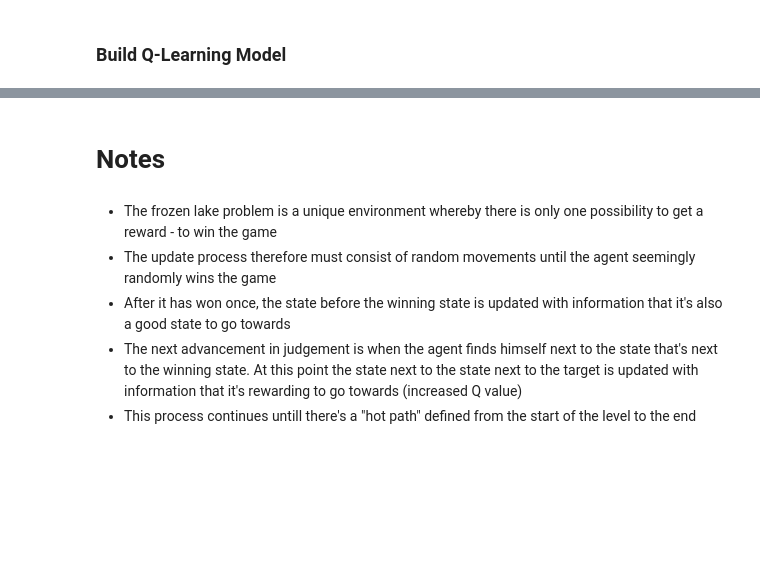
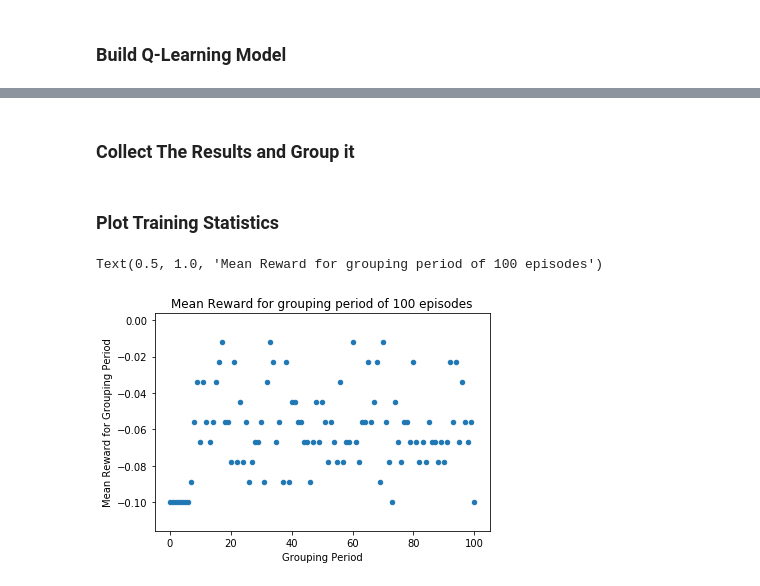
Before and after one commit to oliverfoster27/Practical-Machine-Learning, a Jupyter notebook: Week 9/Homework_Week_9.ipynb, the cells around one changed output, grey strips where cells are left out. Cells and saved outputs as stored; diff of their text form; code cells hidden in the pictures; blank space fills up the shorter version.

```diff
--- a/Week 9/Homework_Week_9.ipynb
+++ b/Week 9/Homework_Week_9.ipynb
@@ -77,3 +99,24 @@ def create_epsilon_greedy_policy(Q, epsilon, num_actions):
+# %%
+def where_did_you_go(start_state, end_state):
+    """
+    Up = 3
+    Right = 2
+    Down = 1
+    Left = 0
+    Didn't move = -1
+    """
+    if start_state == end_state:
+        return -1
+    elif same_row(start_state, end_state):
+        if end_state > start_state:
+            return 2
+        else:
+            return 0
+    else:
+        if end_state > start_state:
+            return 1
+        else:
+            return 3
 # %% [markdown]
 ### Build Q-Learning Model
 # %%
@@ -149,3 +221,3 @@ def q_learning(env, num_episodes, discount_factor=1, alpha=0.6, epsilon=0.1):
 # %%
-episodes = 100_000
+episodes = 10_000
 Q, stats = q_learning(env, episodes)
@@ -165,8 +224,20 @@ Index(['index', 'completion_efficiency', 'completion_time'], dtype='object')
-# %% [markdown]
-# Notes
-# %% [markdown]
-- The frozen lake problem is a unique environment whereby there is only one possibility to get a reward - to win the game
-- The update process therefore must consist of random movements until the agent seemingly randomly wins the game
-- After it has won once, the state before the winning state is updated with information that it's also a good state to go towards
-- The next advancement in judgement is when the agent finds himself next to the state that's next to the winning state. At this point the state next to the state next to the target is updated with information that it's rewarding to go towards (increased Q value)
-- This process continues untill there's a "hot path" defined from the start of the level to the end
+# %% [markdown]
+### Collect The Results and Group it
+# %%
+results = pd.DataFrame(
+    {'Reward': stats['reward'],
+     'Completion Time': stats['completion_time'],
+     'Episode Range': stats['group_range']}
+)
+grp_by = results.reset_index().groupby('Episode Range')['index', 'Reward', 'Completion Time'].mean()
+df_grouped = pd.DataFrame(grp_by).reset_index().sort_values(['index']).drop(['index'], axis=1).reset_index(drop=True)
+# %% [markdown]
+### Plot Training Statistics
+# %%
+ax = df_grouped.reset_index().plot.scatter(x='index', y='Reward')
+ax.set_ylabel('Mean Reward for Grouping Period')
+ax.set_xlabel('Grouping Period')
+ax.set_title("Mean Reward for grouping period of 100 episodes")
+# %% [output]
+Text(0.5, 1.0, 'Mean Reward for grouping period of 100 episodes')
+[figure, added]
```
Also changed, not shown: parts of 19 cells of this notebook, 2 other files.
